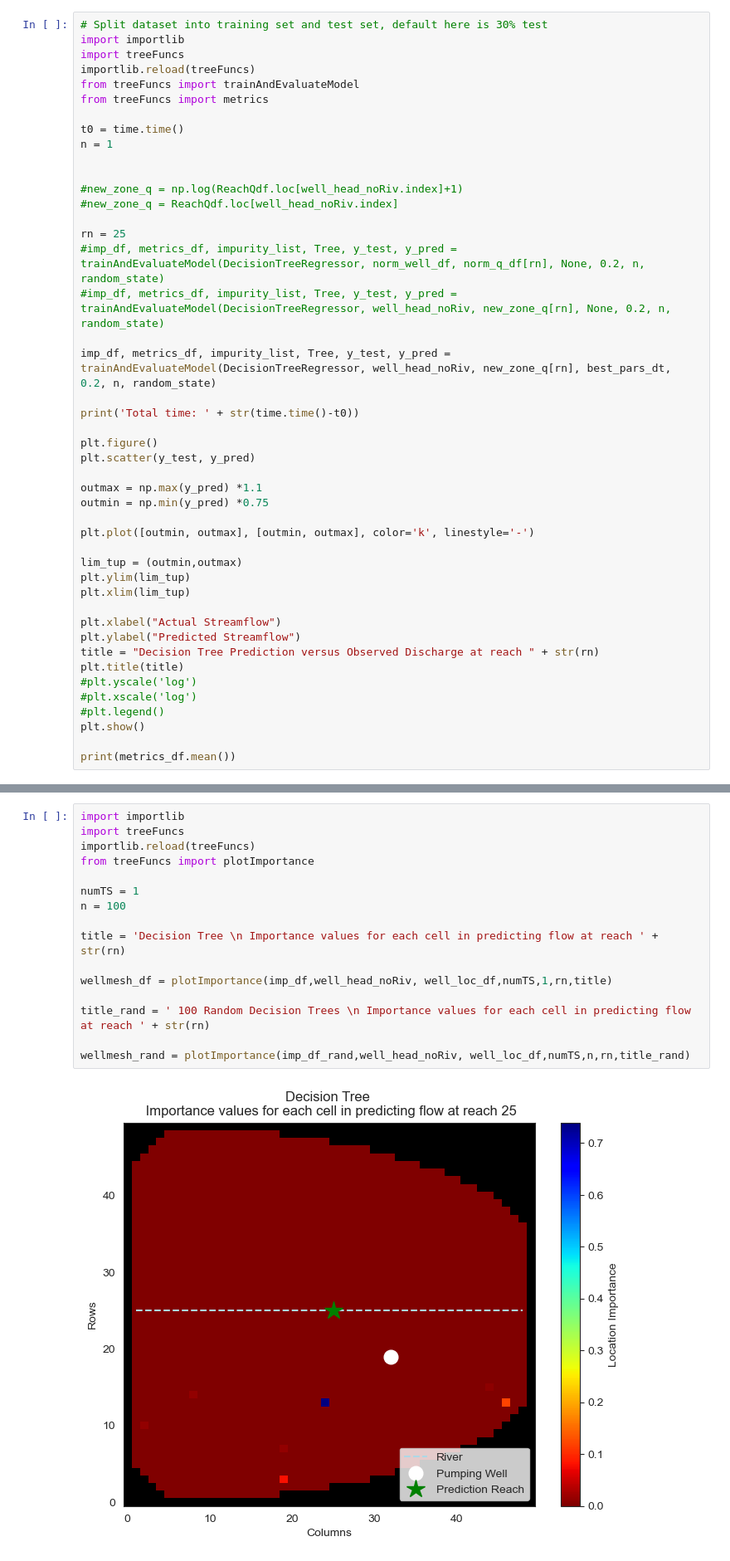
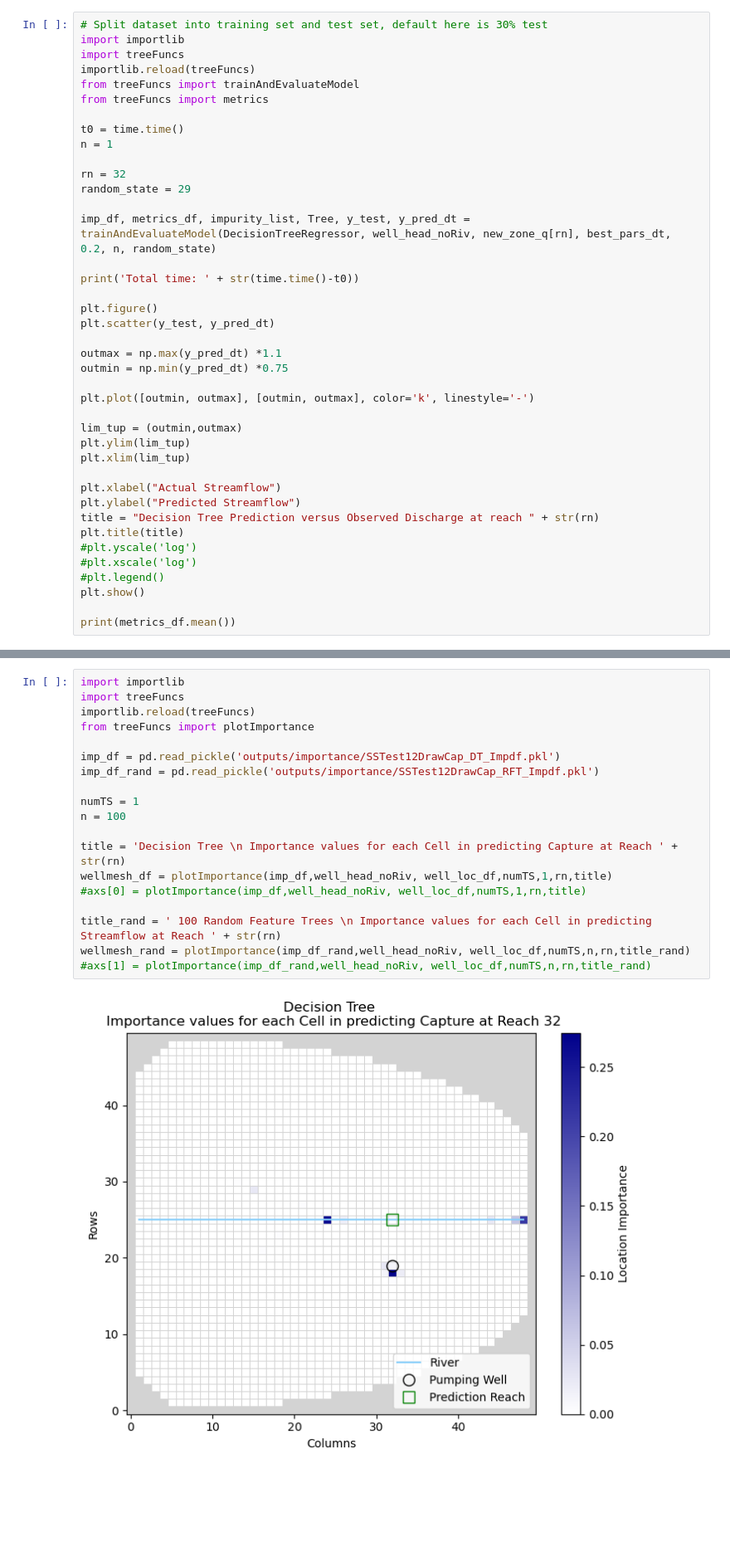
Before and after one commit to davermurray/mf-trees, a Jupyter notebook: mf-trees_SSscenario.ipynb, the cells around one changed output, grey strips where cells are left out. Shown at 83% size. Drawn from its saved outputs; the diff is of its cells as text; blank space fills up the shorter version.

```diff
--- a/mf-trees_SSscenario.ipynb
+++ b/mf-trees_SSscenario.ipynb
@@ -686,23 +511,18 @@ from treeFuncs import metrics
 t0 = time.time()
 n = 1
 
+rn = 32
+random_state = 29
 
-#new_zone_q = np.log(ReachQdf.loc[well_head_noRiv.index]+1)
-#new_zone_q = ReachQdf.loc[well_head_noRiv.index]
-
-rn = 25
-#imp_df, metrics_df, impurity_list, Tree, y_test, y_pred = trainAndEvaluateModel(DecisionTreeRegressor, norm_well_df, norm_q_df[rn], None, 0.2, n, random_state)
-#imp_df, metrics_df, impurity_list, Tree, y_test, y_pred = trainAndEvaluateModel(DecisionTreeRegressor, well_head_noRiv, new_zone_q[rn], None, 0.2, n, random_state)
-
-imp_df, metrics_df, impurity_list, Tree, y_test, y_pred = trainAndEvaluateModel(DecisionTreeRegressor, well_head_noRiv, new_zone_q[rn], best_pars_dt, 0.2, n, random_state)
+imp_df, metrics_df, impurity_list, Tree, y_test, y_pred_dt = trainAndEvaluateModel(DecisionTreeRegressor, well_head_noRiv, new_zone_q[rn], best_pars_dt, 0.2, n, random_state)
 
 print('Total time: ' + str(time.time()-t0))
 
 plt.figure()
-plt.scatter(y_test, y_pred)
+plt.scatter(y_test, y_pred_dt)
 
-outmax = np.max(y_pred) *1.1
-outmin = np.min(y_pred) *0.75
+outmax = np.max(y_pred_dt) *1.1
+outmin = np.min(y_pred_dt) *0.75
 
 plt.plot([outmin, outmax], [outmin, outmax], color='k', linestyle='-')
 
@@ -842,18 +691,21 @@ imp_df_rand.to_pickle('outputs/importance/SSTest9Diff_RFT_Impdf.pkl')
 # %%
 import importlib
 import treeFuncs
 importlib.reload(treeFuncs)
 from treeFuncs import plotImportance
 
+imp_df = pd.read_pickle('outputs/importance/SSTest12DrawCap_DT_Impdf.pkl')
+imp_df_rand = pd.read_pickle('outputs/importance/SSTest12DrawCap_RFT_Impdf.pkl')
+
 numTS = 1
 n = 100
 
-title = 'Decision Tree \n Importance values for each cell in predicting flow at reach ' + str(rn)
+title = 'Decision Tree \n Importance values for each Cell in predicting Capture at Reach ' + str(rn)
+wellmesh_df = plotImportance(imp_df,well_head_noRiv, well_loc_df,numTS,1,rn,title)
+#axs[0] = plotImportance(imp_df,well_head_noRiv, well_loc_df,numTS,1,rn,title)
 
-wellmesh_df = plotImportance(imp_df,well_head_noRiv, well_loc_df,numTS,1,rn,title)
-
-title_rand = ' 100 Random Decision Trees \n Importance values for each cell in predicting flow at reach ' + str(rn)
-
+title_rand = ' 100 Random Feature Trees \n Importance values for each Cell in predicting Streamflow at Reach ' + str(rn)
 wellmesh_rand = plotImportance(imp_df_rand,well_head_noRiv, well_loc_df,numTS,n,rn,title_rand)
+#axs[1] = plotImportance(imp_df_rand,well_head_noRiv, well_loc_df,numTS,n,rn,title_rand)
 # %% [output]
-[figure, old version]
+[figure, new version]
```
Also changed, not shown: parts of 49 cells of this notebook, 9 other files.
